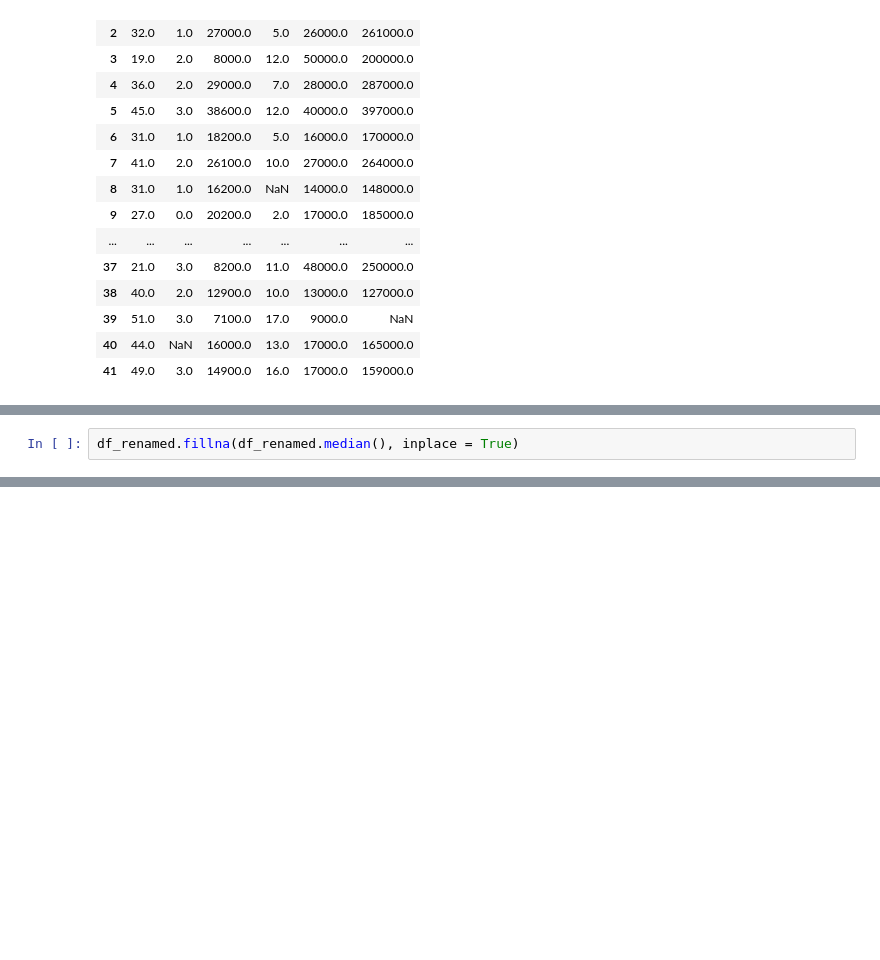
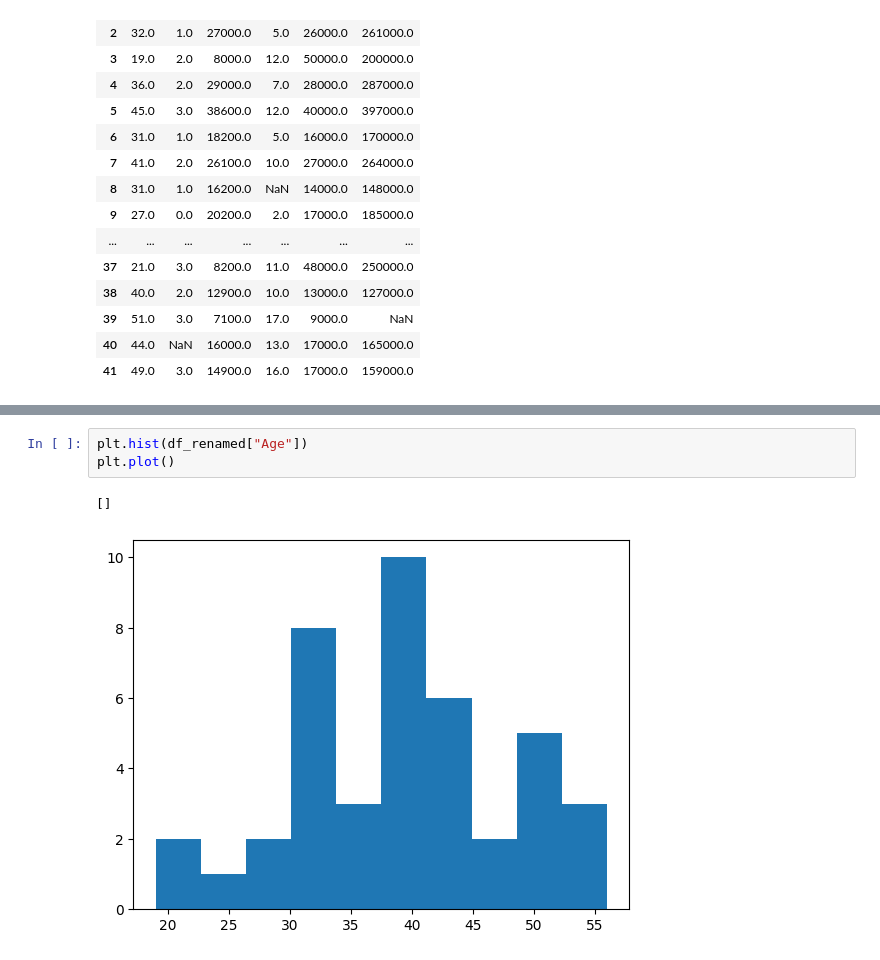
Before and after one commit to gsgol/Data_analysis, a Jupyter notebook: lab1/Golovanov_Marevichev.ipynb, the cells around one changed output, grey strips where cells are left out. Saved outputs shown, nothing was run; the diff lists cells and outputs as text; blank space fills up the shorter version.

Commit message:
Add graphics and MDS

```diff
--- a/lab1/Golovanov_Marevichev.ipynb
+++ b/lab1/Golovanov_Marevichev.ipynb
@@ -64,2 +37,0 @@ df_renamed.describe()
-# %%
-df_renamed.fillna(df_renamed.median(), inplace = True)
@@ -65,0 +51,6 @@ df_renamed.fillna(df_renamed.median(), inplace = True)
+# %%
+plt.hist(df_renamed["Age"])
+plt.plot()
+# %% [output]
+[]
+[figure, added]
```
Also changed, not shown: parts of 26 cells of this notebook.
